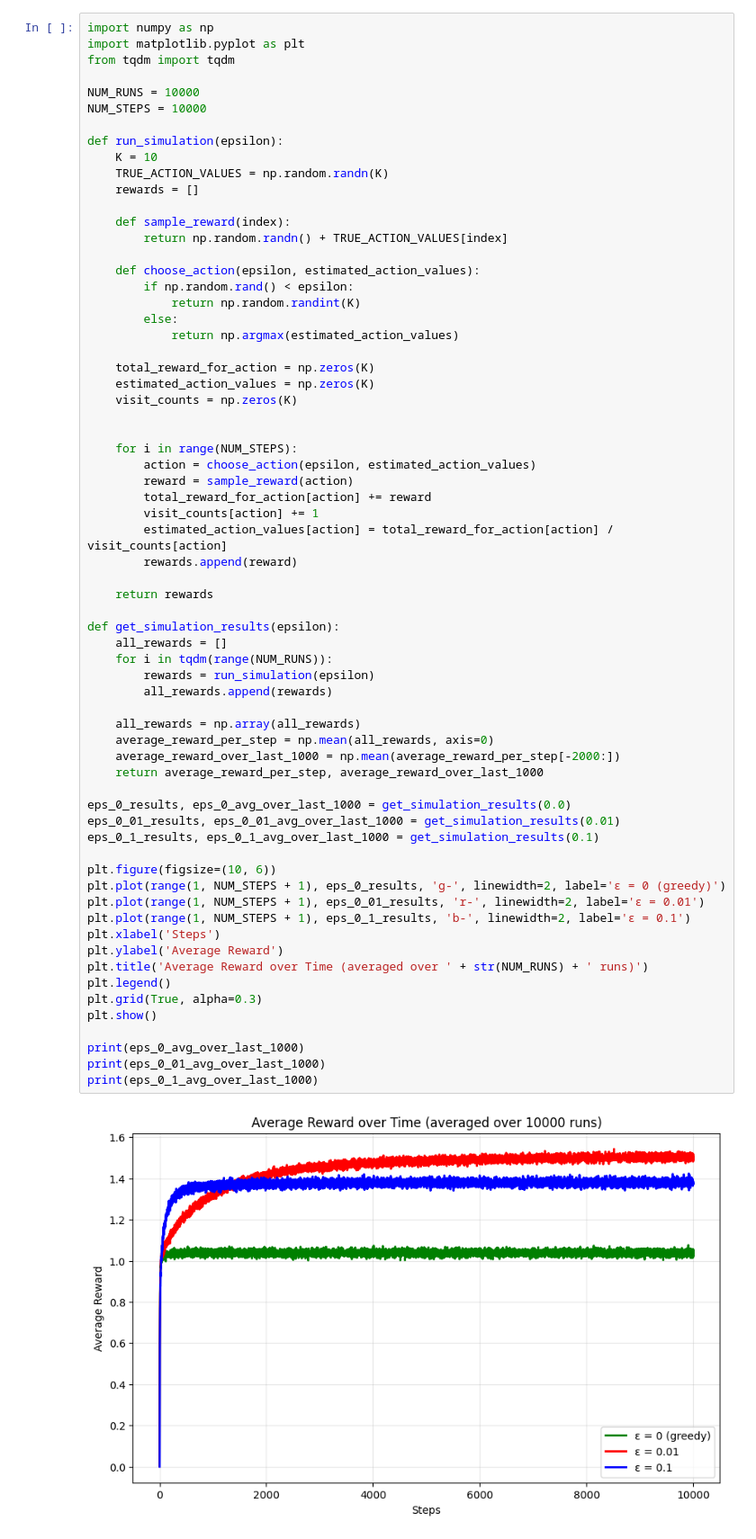
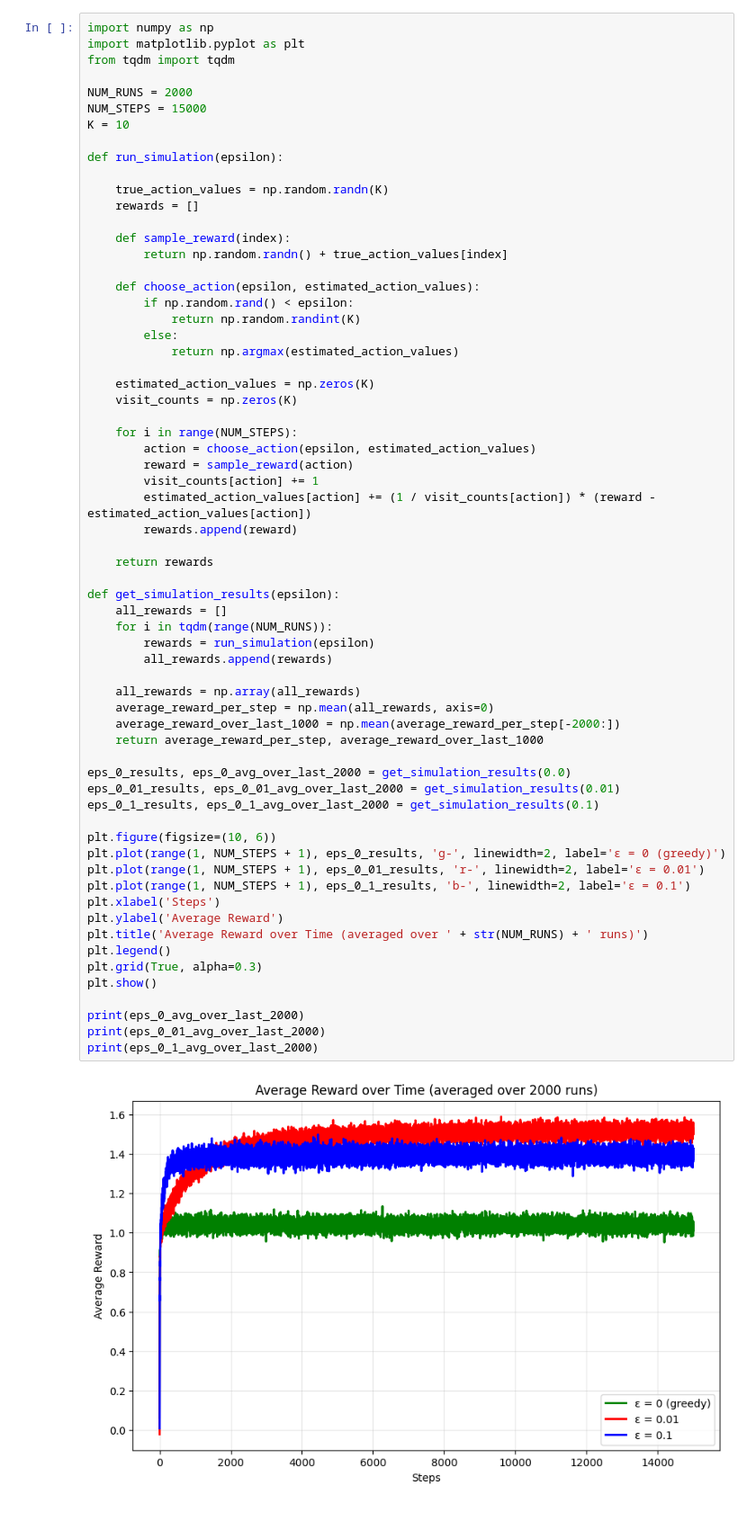
Before and after one commit to eliplutchok/rl_intro_notes_2, a Jupyter notebook: 2/excersise_2.3.ipynb, the cells around one changed output. Shown at 90% size. Saved outputs shown, nothing was run; the diff lists cells and outputs as text.

```diff
--- a/2/excersise_2.3.ipynb
+++ b/2/excersise_2.3.ipynb
@@ -3,16 +3,17 @@ import numpy as np
 import matplotlib.pyplot as plt
 from tqdm import tqdm
 
-NUM_RUNS = 10000
-NUM_STEPS = 10000
+NUM_RUNS = 2000
+NUM_STEPS = 15000
+K = 10
 
 def run_simulation(epsilon):
-    K = 10
-    TRUE_ACTION_VALUES = np.random.randn(K)
+
+    true_action_values = np.random.randn(K)
     rewards = []
 
     def sample_reward(index):
-        return np.random.randn() + TRUE_ACTION_VALUES[index]
+        return np.random.randn() + true_action_values[index]
 
     def choose_action(epsilon, estimated_action_values):
         if np.random.rand() < epsilon:
@@ -20,49 +21,46 @@ def run_simulation(epsilon):
         else:
             return np.argmax(estimated_action_values)
 
-    total_reward_for_action = np.zeros(K)
     estimated_action_values = np.zeros(K)
     visit_counts = np.zeros(K)
-
 
     for i in range(NUM_STEPS):
         action = choose_action(epsilon, estimated_action_values)
         reward = sample_reward(action)
-        total_reward_for_action[action] += reward
         visit_counts[action] += 1
-        estimated_action_values[action] = total_reward_for_action[action] / visit_counts[action]
+        estimated_action_values[action] += (1 / visit_counts[action]) * (reward - estimated_action_values[action])
         rewards.append(reward)
 
     return rewards
 
 def get_simulation_results(epsilon):
     all_rewards = []
     for i in tqdm(range(NUM_RUNS)):
         rewards = run_simulation(epsilon)
         all_rewards.append(rewards)
 
     all_rewards = np.array(all_rewards)
     average_reward_per_step = np.mean(all_rewards, axis=0)
     average_reward_over_last_1000 = np.mean(average_reward_per_step[-2000:])
     return average_reward_per_step, average_reward_over_last_1000
 
-eps_0_results, eps_0_avg_over_last_1000 = get_simulation_results(0.0)
-eps_0_01_results, eps_0_01_avg_over_last_1000 = get_simulation_results(0.01)
-eps_0_1_results, eps_0_1_avg_over_last_1000 = get_simulation_results(0.1)
+eps_0_results, eps_0_avg_over_last_2000 = get_simulation_results(0.0)
+eps_0_01_results, eps_0_01_avg_over_last_2000 = get_simulation_results(0.01)
+eps_0_1_results, eps_0_1_avg_over_last_2000 = get_simulation_results(0.1)
 
 plt.figure(figsize=(10, 6))
 plt.plot(range(1, NUM_STEPS + 1), eps_0_results, 'g-', linewidth=2, label='ε = 0 (greedy)')
 plt.plot(range(1, NUM_STEPS + 1), eps_0_01_results, 'r-', linewidth=2, label='ε = 0.01')
 plt.plot(range(1, NUM_STEPS + 1), eps_0_1_results, 'b-', linewidth=2, label='ε = 0.1')
 plt.xlabel('Steps')
 plt.ylabel('Average Reward')
 plt.title('Average Reward over Time (averaged over ' + str(NUM_RUNS) + ' runs)')
 plt.legend()
 plt.grid(True, alpha=0.3)
 plt.show()
 
-print(eps_0_avg_over_last_1000)
-print(eps_0_01_avg_over_last_1000)
-print(eps_0_1_avg_over_last_1000)
+print(eps_0_avg_over_last_2000)
+print(eps_0_01_avg_over_last_2000)
+print(eps_0_1_avg_over_last_2000)
 # %% [output]
-[figure, old version]
+[figure, new version]
```
Also changed, not shown: parts of 2 cells of this notebook, 1 other file.
